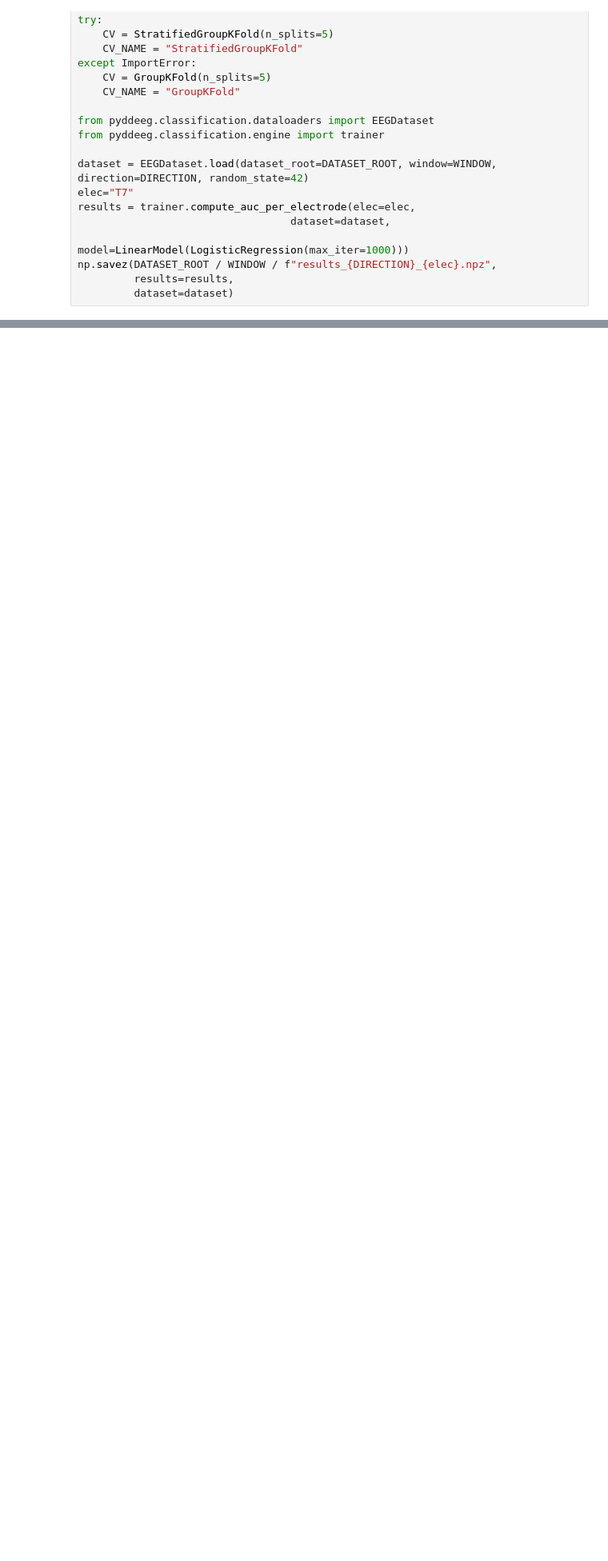
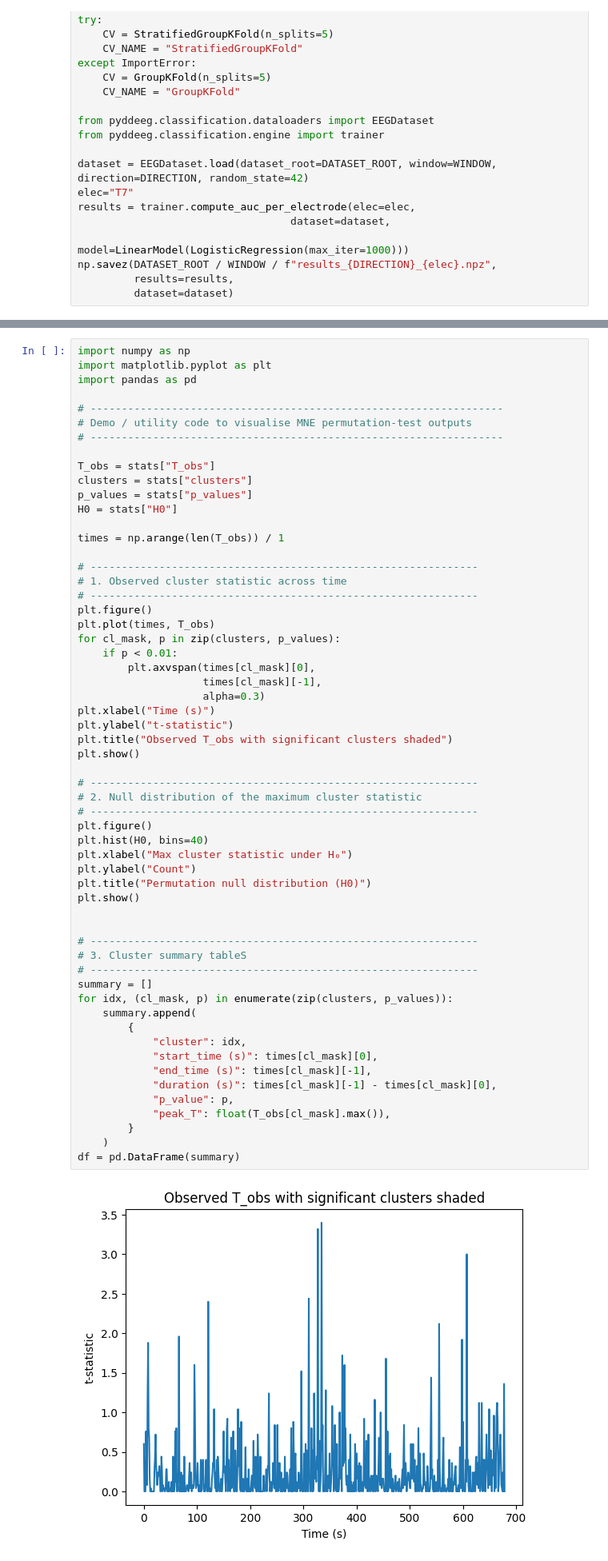
Before and after one commit to MarioPasc/Dyslexia_EEG_characterization, a Jupyter notebook: scripts/rqe/explore.ipynb, the cells around one changed output, grey strips where cells are left out. Shown: that part at 80% size. Cells and saved outputs as stored; diff of their text form; blank space fills up the shorter version.

Commit message:
Refac permutationt est

```diff
--- a/scripts/rqe/explore.ipynb
+++ b/scripts/rqe/explore.ipynb
@@ -127,0 +137,60 @@ SyntaxError: cannot assign to literal here. Maybe you meant '==' instead of '='?
+# %%
+import numpy as np
+import matplotlib.pyplot as plt
+import pandas as pd
+
+# ------------------------------------------------------------------
+# Demo / utility code to visualise MNE permutation‑test outputs
+# ------------------------------------------------------------------
+
+T_obs = stats["T_obs"]
+clusters = stats["clusters"]
+p_values = stats["p_values"]
+H0 = stats["H0"]
+
+times = np.arange(len(T_obs)) / 1
+
+# --------------------------------------------------------------
+# 1. Observed cluster statistic across time
+# --------------------------------------------------------------
+plt.figure()
+plt.plot(times, T_obs)
+for cl_mask, p in zip(clusters, p_values):
+    if p < 0.01:
+        plt.axvspan(times[cl_mask][0],
+                    times[cl_mask][-1],
+                    alpha=0.3)
+plt.xlabel("Time (s)")
+plt.ylabel("t‑statistic")
+plt.title("Observed T_obs with significant clusters shaded")
+plt.show()
+
+# --------------------------------------------------------------
+# 2. Null distribution of the maximum cluster statistic
+# --------------------------------------------------------------
+plt.figure()
+plt.hist(H0, bins=40)
+plt.xlabel("Max cluster statistic under H₀")
+plt.ylabel("Count")
+plt.title("Permutation null distribution (H0)")
+plt.show()
+
+
+# --------------------------------------------------------------
+# 3. Cluster summary tableS
+# --------------------------------------------------------------
+summary = []
+for idx, (cl_mask, p) in enumerate(zip(clusters, p_values)):
+    summary.append(
+        {
+            "cluster": idx,
+            "start_time (s)": times[cl_mask][0],
+            "end_time (s)": times[cl_mask][-1],
+            "duration (s)": times[cl_mask][-1] - times[cl_mask][0],
+            "p_value": p,
+            "peak_T": float(T_obs[cl_mask].max()),
+        }
+    )
+df = pd.DataFrame(summary)
+# %% [output]
+[figure, added]
```
Also changed, not shown: parts of 4 cells of this notebook, 3 other files.
